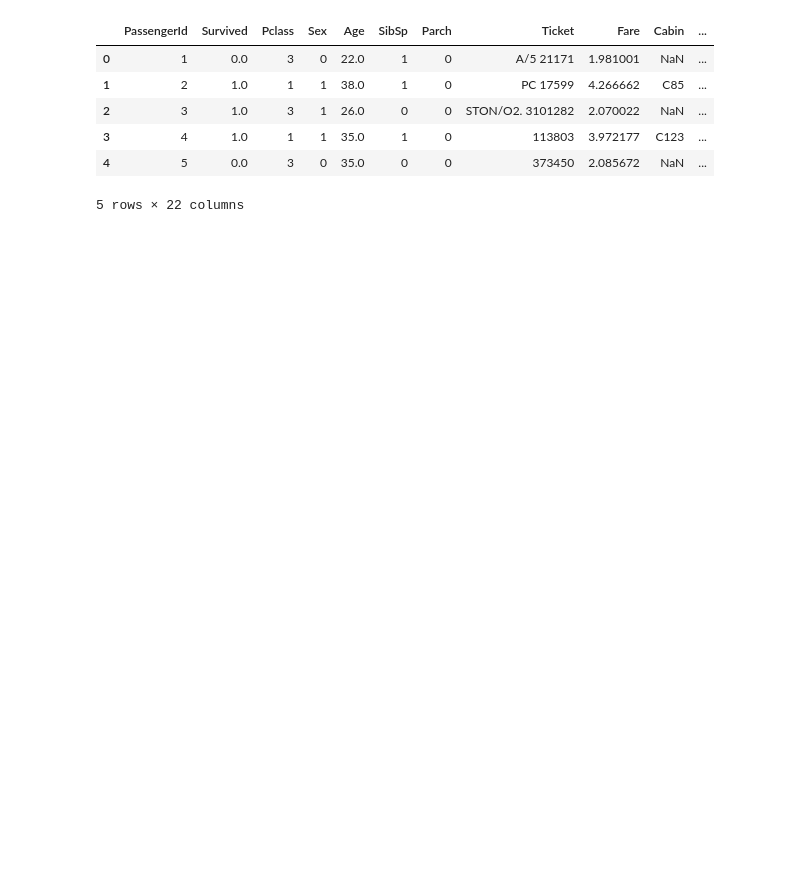
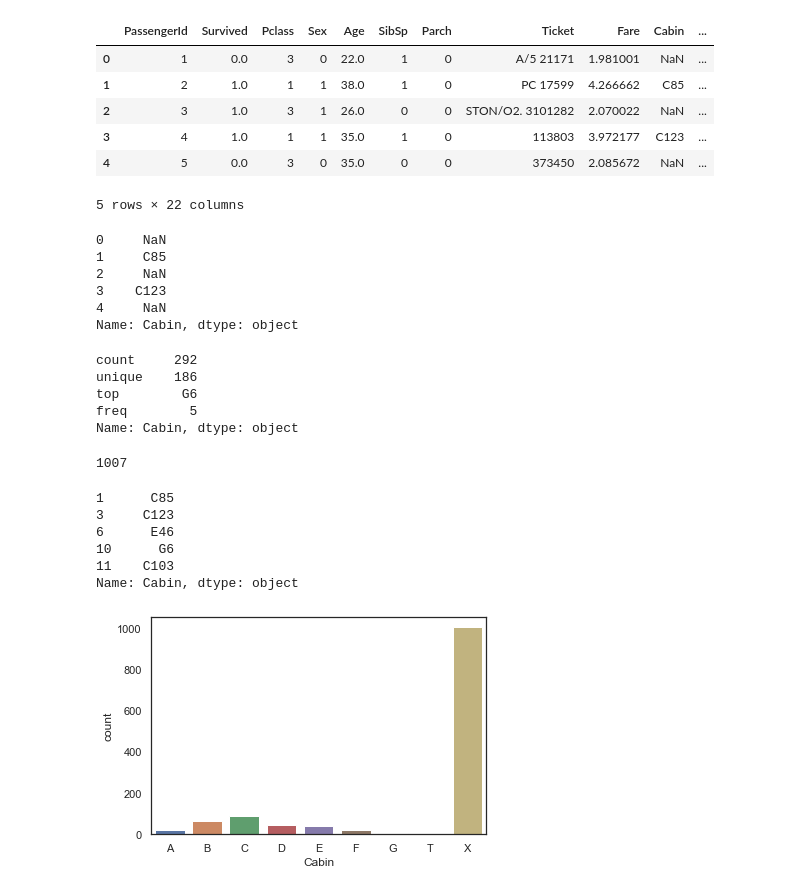
Before and after one commit to gks4478/TIL, a Jupyter notebook: Titanic Top 4% with ensemble modeling.ipynb, the cells around one changed output. Drawn from its saved outputs; the diff is of its cells as text; code cells hidden in the pictures; blank space fills up the shorter version.

```diff
--- a/Titanic Top 4% with ensemble modeling.ipynb
+++ b/Titanic Top 4% with ensemble modeling.ipynb
@@ -411,3 +411,41 @@ dataset.head()
 | 3 | 4 | 1.0 | 1 | 1 | 35.0 | 1 | 0 | 113803 | 3.972177 | C123 | ... |
 | 4 | 5 | 0.0 | 3 | 0 | 35.0 | 0 | 0 | 373450 | 2.085672 | NaN | ... |
 5 rows × 22 columns
+# %%
+# 5.3 Cabin
+dataset['Cabin'].head()
+# %% [output]
+0     NaN
+1     C85
+2     NaN
+3    C123
+4     NaN
+Name: Cabin, dtype: object
+# %%
+dataset['Cabin'].describe()
+# %% [output]
+count     292
+unique    186
+top        G6
+freq        5
+Name: Cabin, dtype: object
+# %%
+dataset['Cabin'].isnull().sum()
+# %% [output]
+1007
+# %%
+dataset['Cabin'][dataset['Cabin'].notnull()].head()
+# %% [output]
+1      C85
+3     C123
+6      E46
+10      G6
+11    C103
+Name: Cabin, dtype: object
+# %%
+# Replace the Cabin number by the type of cabin 'x if not
+dataset['Cabin']= pd.Series([i[0] if not pd.isnull(i) else 'X' for i in dataset['Cabin']])
+# %%
+g= sns.countplot(dataset['Cabin'], order= ['A','B','C','D','E','F','G','T','X'])
+# %% [output]
+[figure, added]
```
Also changed, not shown: parts of 14 cells of this notebook.
